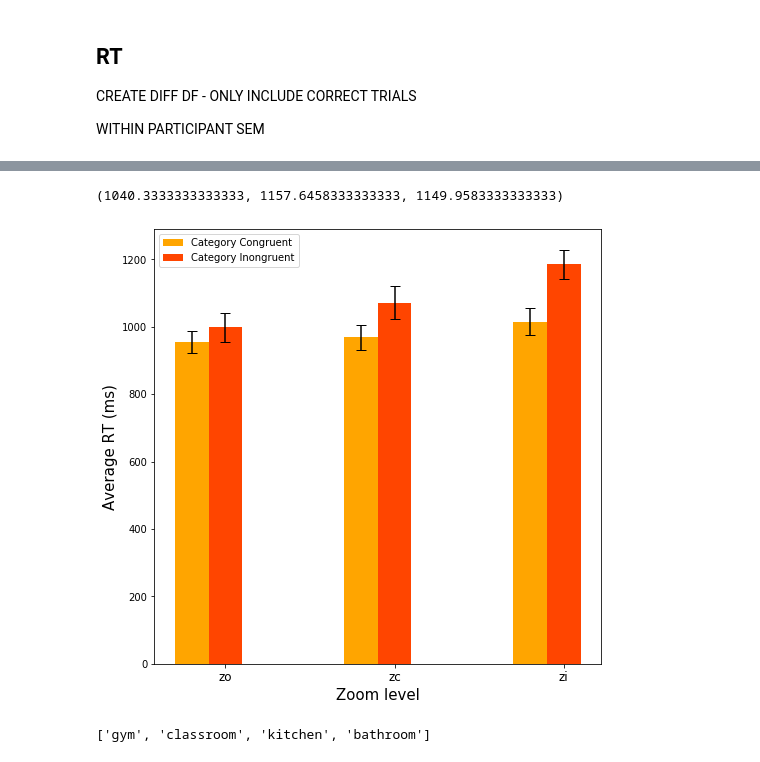
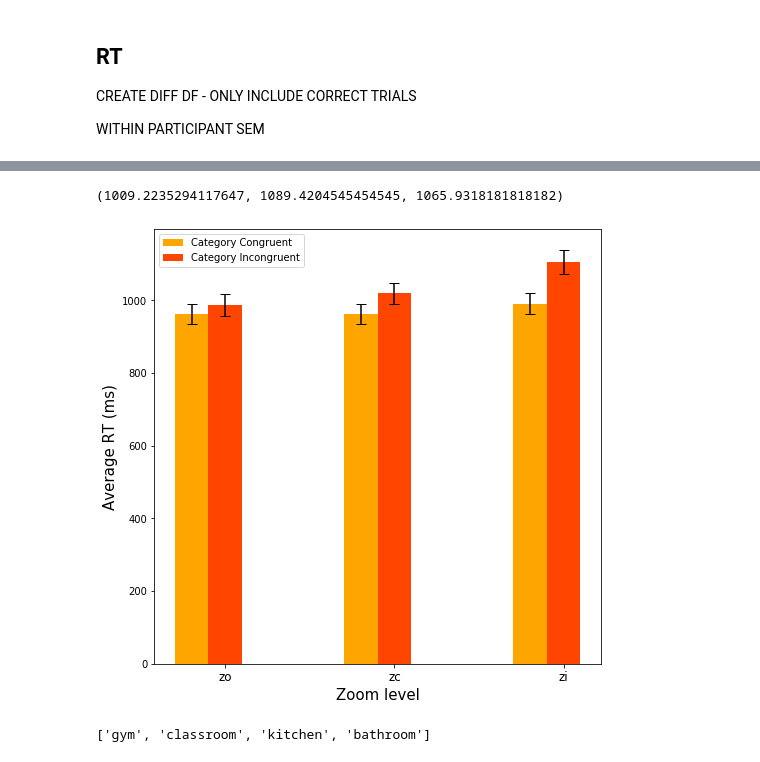
Before and after one commit to prachimahab/object_scene_scaling, a Jupyter notebook: analysis.ipynb, the cells around one changed output, grey strips where cells are left out. Drawn from its saved outputs; the diff is of its cells as text; code cells hidden in the pictures.

```diff
--- a/analysis.ipynb
+++ b/analysis.ipynb
@@ -66,7 +66,7 @@ def combineCSVs(datafolder):
 # %%
 # data_path = '/Users/prachi/Documents/object_scene_scaling_data/pilot2'
 
-data_path = '/Users/pmahableshwarkar/Downloads/pilot_10-5'
+data_path = '/Users/pmahableshwarkar/Downloads/pilot_b3b4'
 # %%
 input_data = combineCSVs(data_path)
 # %% [output]
@@ -172,5 +172,5 @@ def RT_Cleaning(df, outlier_range, num_trials):
 
     return df2, list_trialRT
 # %%
-RT_cleaned_data, trialRTs_distribution = RT_Cleaning(missed_trial_cleaned_data, [250, 2000], num_trials)
+RT_cleaned_data, trialRTs_distribution = RT_Cleaning(input_data, [250, 2000], num_trials)
 # %% [output]
@@ -443,7 +451,7 @@ zc_catIncongruent_RT = np.mean(np.array(zc_catIncongruent['RT']))
 
 zo_catIncongruent_RT, zi_catIncongruent_RT, zc_catIncongruent_RT
 # %% [output]
-(1040.3333333333333, 1157.6458333333333, 1149.9583333333333)
+(1009.2235294117647, 1089.4204545454545, 1065.9318181818182)
 # %%
 zo_catIncongruent_RT_sem_correctOnly = sem(np.array(zo_catIncongruent_correctOnly['RT']))
 zi_catIncongruent_RT_sem_correctOnly = sem(np.array(zi_catIncongruent_correctOnly['RT']))
@@ -455,27 +463,27 @@ zc_catIncongruent_RT_sem = sem(np.array(zc_catIncongruent['RT']))
 # %%
 plt.figure(figsize=[8,8])
 x = np.arange(3)
 
 #                          z0                   zc                  zi
 RT_catCongruent =   [zo_catCongruent_RT_correctOnly, zc_catCongruent_RT_correctOnly, zi_catCongruent_RT_correctOnly]
 RT_catCongruent_sem = [zo_catCongruent_RT_sem_correctOnly, zc_catCongruent_RT_sem_correctOnly, zi_catCongruent_RT_sem_correctOnly]
 #                          z0                   zc                  zi
 
 RT_catIncongruent = [zo_catIncongruent_RT_correctOnly, zc_catIncongruent_RT_correctOnly, zi_catIncongruent_RT_correctOnly]
 RT_catIncongruent_sem = [zo_catIncongruent_RT_sem_correctOnly, zc_catIncongruent_RT_sem_correctOnly, zi_catIncongruent_RT_sem_correctOnly]
 
 width = 0.2
 
 # plot data in grouped manner of bar type
 plt.bar(x-0.2, RT_catCongruent, width, color='orange', label='Category Congruent', yerr=RT_catCongruent_sem, capsize=5)
-plt.bar(x, RT_catIncongruent, width, color='orangered', label='Category Inongruent', yerr=RT_catIncongruent_sem, capsize=5)
+plt.bar(x, RT_catIncongruent, width, color='orangered', label='Category Incongruent', yerr=RT_catIncongruent_sem, capsize=5)
 plt.xticks(x, ['zo', 'zc', 'zi'], fontsize='12')
 plt.xlabel("Zoom level", fontsize=15)
 plt.ylabel("Average RT (ms)", fontsize=15)
 plt.legend(loc=2, fontsize=10)
 plt.show()
 # %% [output]
-[figure, old version]
+[figure, new version]
 # %%
 all_sceneCategories = final_data.sceneCategory.unique()
 all_sceneCategories = [scene for scene in all_sceneCategories if type(scene) == str]
```
Also changed, not shown: parts of 22 cells of this notebook.
